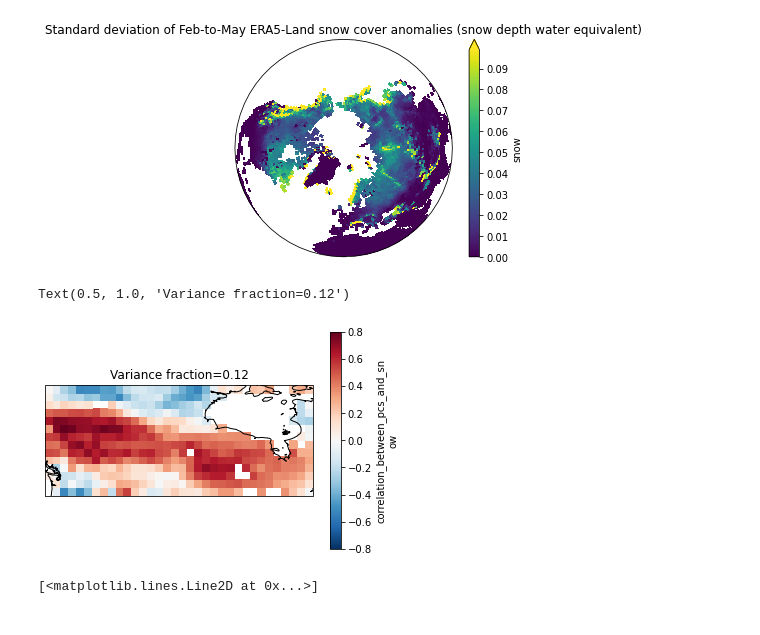
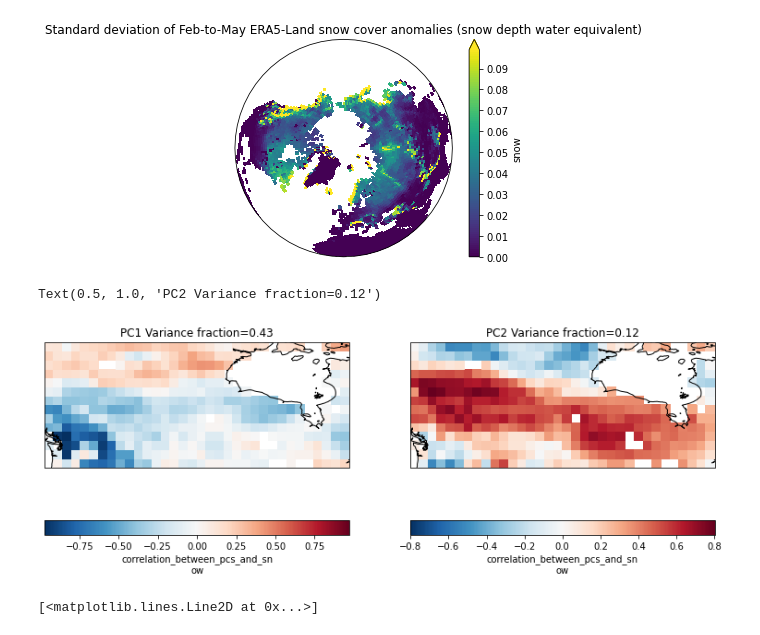
Before and after one commit to CArdilouze/Project_snow_BSC_CNRM, a Jupyter notebook: Obs_lagged_regression_USA.ipynb, the cells around one changed output. Cells and saved outputs as stored; diff of their text form; code cells hidden in the pictures.

```diff
--- a/Obs_lagged_regression_USA.ipynb
+++ b/Obs_lagged_regression_USA.ipynb
@@ -25,14 +27,14 @@ lat_lims = [30,90]
 # %%
 #Loading daily ERA5 T2M from 1993 to 2018
 ref='era5'
-variables=['t2m']
+variables=['t2m','z500']
 #min_lat=40 ; max_lat=53; min_lon=110; max_lon=140 #China/Russia
 min_lat=39 ; max_lat=50; min_lon=255; max_lon=290  #NAmerica
-temp=rd.read_ref(path_temp,variables,ref)
+temp0=rd.read_ref(path_temp,variables,ref)
 #Compute daily anomalies
-temp=temp.groupby("time.dayofyear")-temp.groupby("time.dayofyear").mean("time")
+temp0=(temp0.groupby("time.dayofyear")-temp0.groupby("time.dayofyear").mean("time")).sel(lat=slice(30,78),lon=slice(0,360)).compute()
 # select the grid points inside the red box (North China/South-East Russia) and perform spatial averaging
-temp=temp.sel(lat=slice(min_lat,max_lat), lon=slice(min_lon,max_lon)).mean(["lat","lon"]).compute()
+temp=temp0.sel(lat=slice(min_lat,max_lat), lon=slice(min_lon,max_lon)).mean(["lat","lon"]).compute()
 # %%
 #Loading daily ERA5Land Snow depth Water equivalent from 1993 to 2018 (February to May only)
 ref='era5land'
@@ -56,21 +58,25 @@ Text(0.5, 1.0, 'Standard deviation of Feb-to-May ERA5-Land snow cover anomalies
 # %%
 #Extract Snow depth time comprised between 17 Feb and 18 March (representative of early spring initialization)
 snmonth=sn.where(((sn.time.dt.month==2)&(sn.time.dt.day>=17))|((sn.time.dt.month==3)&(sn.time.dt.day<=18))).dropna(dim='time',how='all')
 #Extract Eurasian domain, compute EOFs and plot the first EOF with fraction of explained variance
 sneof=snmonth.snow.sel(lat=slice(45,78),lon=slice(25,150))
 sneof=snmonth.snow.sel(lat=slice(45,65),lon=slice(235,285))
 coslat = np.cos(np.deg2rad(sneof.coords['lat'].values)).clip(0., 1.)
 wgts = np.sqrt(coslat)[..., np.newaxis]
 solver=Eof(sneof,weights=wgts)
 eofs=solver.eofsAsCorrelation(neofs=3)
 expl_var=solver.varianceFraction(neigs=3)
-p=eofs[1].plot(transform=ccrs.PlateCarree(),subplot_kws=dict(projection=ccrs.PlateCarree()))
+fig,axs = plt.subplots(ncols=2,figsize=(13, 7),subplot_kw=dict(projection=ccrs.PlateCarree()))
+p=eofs[0].plot(ax=axs[0],transform=ccrs.PlateCarree(),cbar_kwargs={"orientation":"horizontal"})
+p.axes.coastlines()
+p=eofs[1].plot(ax=axs[1],transform=ccrs.PlateCarree(),cbar_kwargs={"orientation":"horizontal"})
 #pcs=solver.pcs(npcs=3)
 p.axes.coastlines()
-plt.title('Variance fraction='+str(np.round(expl_var[1].values,2)))
+axs[0].set_title('PC1 Variance fraction='+str(np.round(expl_var[0].values,2)))
+axs[1].set_title('PC2 Variance fraction='+str(np.round(expl_var[1].values,2)))
 # %% [output]
-Text(0.5, 1.0, 'Variance fraction=0.12')
+Text(0.5, 1.0, 'PC2 Variance fraction=0.12')
-[figure, old version]
+[figure, new version]
 # %%
 #daily Principal components scaled to unit variance
 pc1=solver.pcs(npcs=3, pcscaling=1)
```
Also changed, not shown: parts of 6 cells of this notebook.
